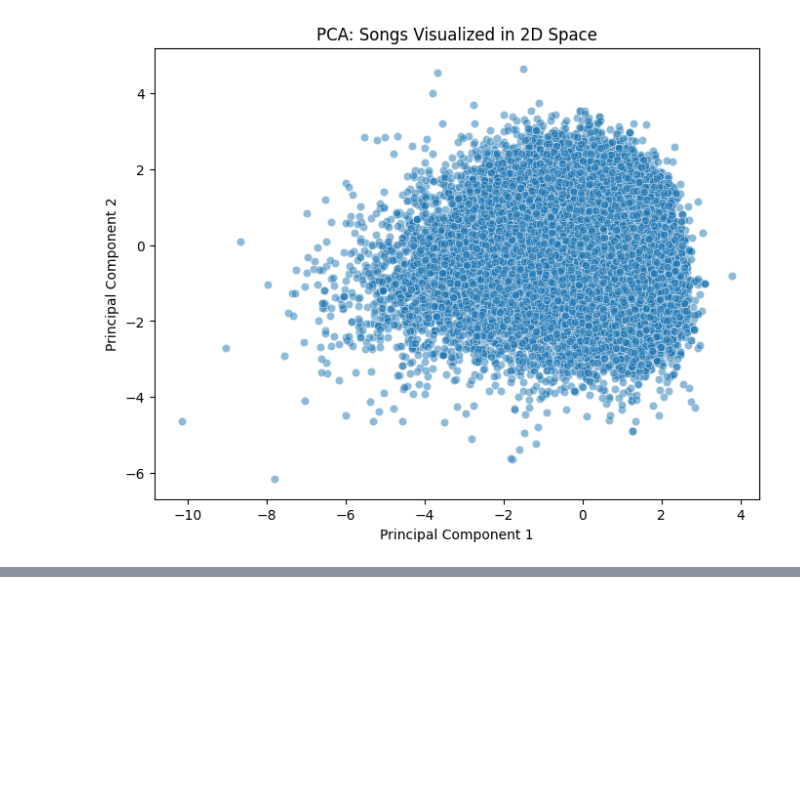
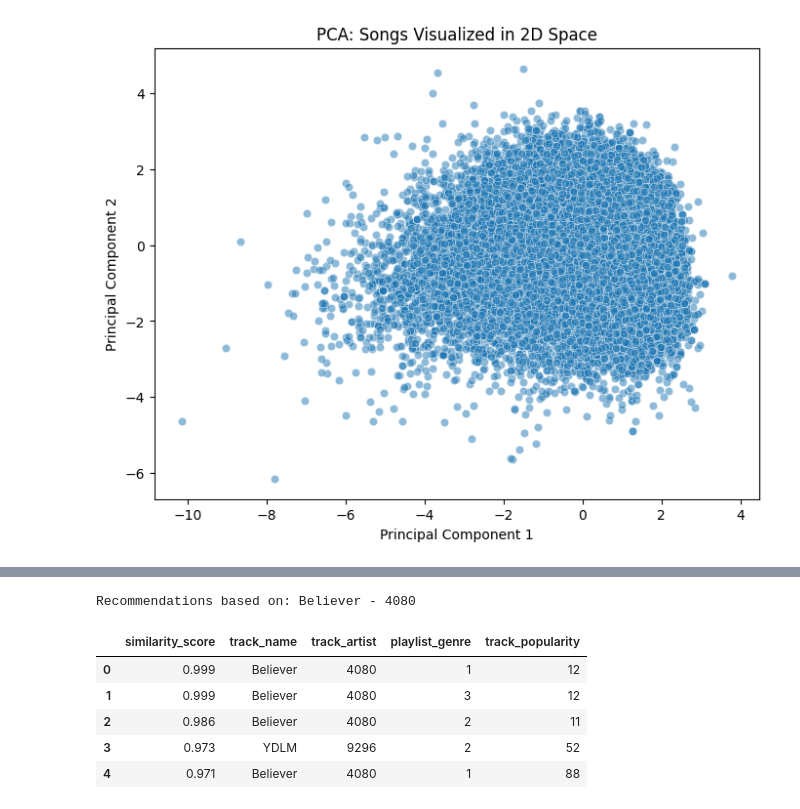
Before and after one commit to Jenni006/Song-Cluster, a Jupyter notebook: Spotify song cluster.ipynb, the cells around one changed output, grey strips where cells are left out. Cells and saved outputs as stored; diff of their text form; code cells hidden in the pictures; blank space fills up the shorter version.

```diff
--- a/Spotify song cluster.ipynb
+++ b/Spotify song cluster.ipynb
@@ -191,0 +302,10 @@ plt.show()
+# %%
+recommend_songs(track_name="Believer", n=5)
+# %% [output]
+Recommendations based on: Believer - 4080
+|  | similarity_score | track_name | track_artist | playlist_genre | track_popularity |
+| 0 | 0.999 | Believer | 4080 | 1 | 12 |
+| 1 | 0.999 | Believer | 4080 | 3 | 12 |
+| 2 | 0.986 | Believer | 4080 | 2 | 11 |
+| 3 | 0.973 | YDLM | 9296 | 2 | 52 |
+| 4 | 0.971 | Believer | 4080 | 1 | 88 |
```
Also changed, not shown: parts of 13 cells of this notebook, 1 other file.
